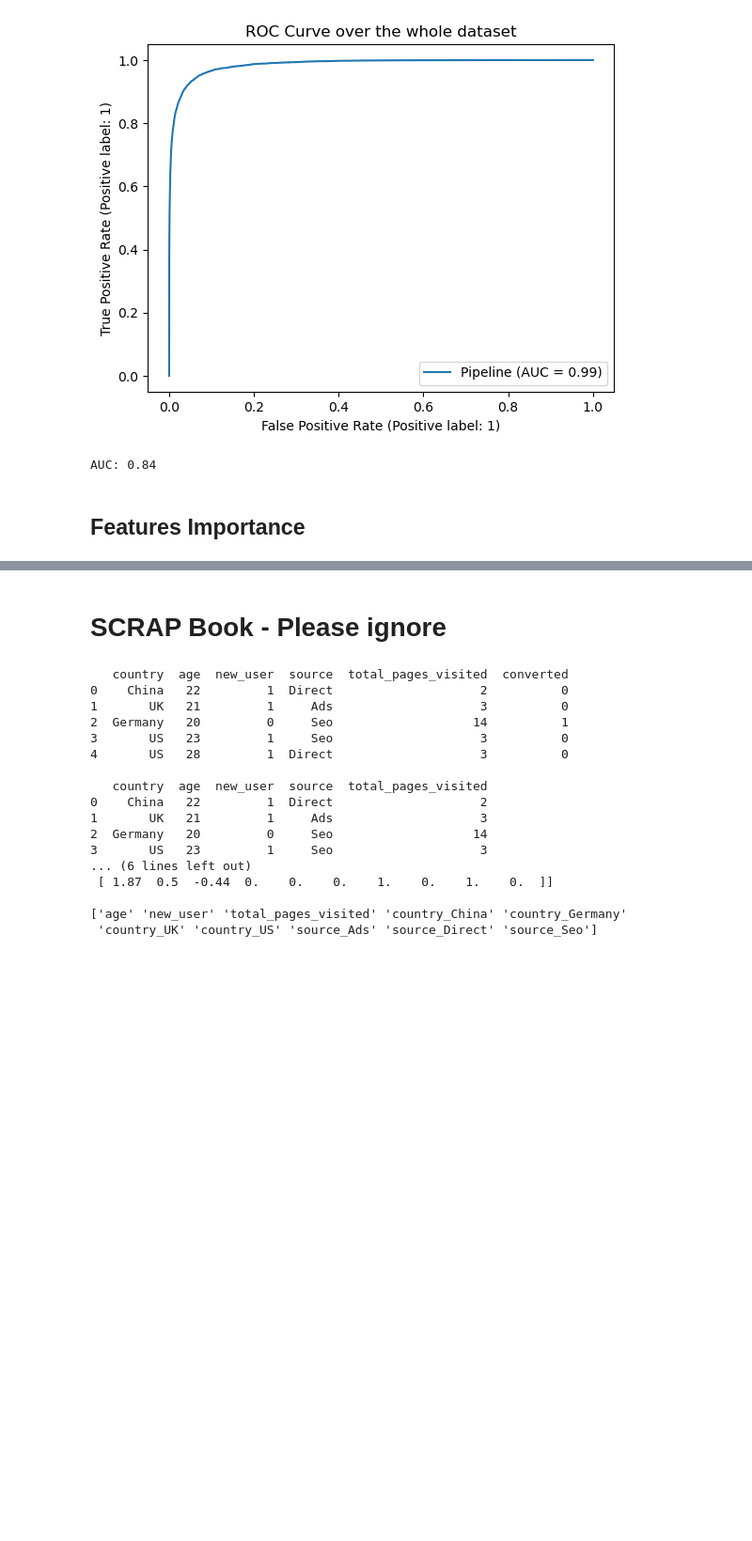
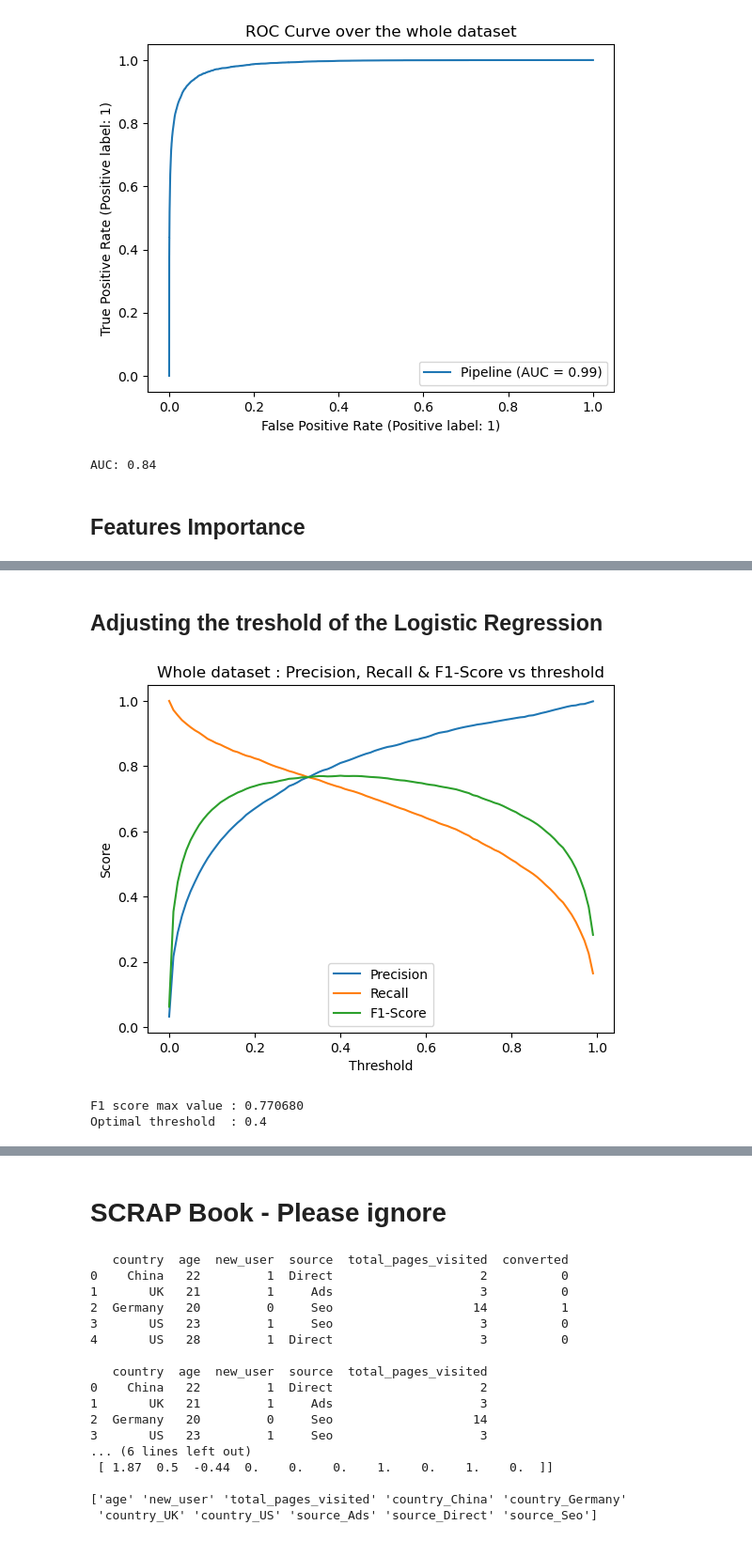
Before and after one commit to 40tude/02_Data-Science_Fullstack_march_2024, a Jupyter notebook: 05_supervised_ML/99_Project_Conversion_rate_challenge/03_conversion_rate_challenge_baseline.ipynb, the cells around one changed output, grey strips where cells are left out. Shown at 94% size. Saved outputs shown, nothing was run; the diff lists cells and outputs as text; code cells hidden in the pictures; blank space fills up the shorter version.

Commit message:
finalize base line model adding threshold adjustement

```diff
--- a/05_supervised_ML/99_Project_Conversion_rate_challenge/03_conversion_rate_challenge_baseline.ipynb
+++ b/05_supervised_ML/99_Project_Conversion_rate_challenge/03_conversion_rate_challenge_baseline.ipynb
@@ -79,7 +79,7 @@ pipe = Pipeline(steps=[
 #     "logit__penalty"  : ["none", "l2"],
 # }
 
-# Do NOT generate warnings at runtime
+# Do NOT generate warnings at runtime AND features importance works like a charm (see include_bias below)
 # Conditional search grid
 #   Two parameter dictionaries are defined in the params list.
 #       One uses the “l2” penalty with different C values
@@ -87,11 +87,13 @@ pipe = Pipeline(steps=[
 params = [
     {
         "poly__degree": [1],
+        "poly__include_bias":[False],
         "logistic__C": [3, 0.1],
         "logistic__penalty": ["l2"],  # Utiliser `l2` pour la régularisation
     },
     {
         "poly__degree": [1],
+        "poly__include_bias":[False],
         "logistic__penalty": [None],  # None instead of none otherwise warning
     },
 ]
@@ -233,0 +231,37 @@ ValueError: All arrays must be of the same length
+# %% [markdown]
+## Adjusting the treshold of the Logistic Regression
+# %%
+def predict_with_threshold(probs, threshold):
+    return (probs >= threshold).astype(int)
+
+
+# Define a range of thresholds
+thresholds = np.arange(0.0, 1.0, 0.01)
+precisions = []
+recalls = []
+f1_scores = []
+
+# Predict probabilities for the positive class (1)
+y_prob = best_estimator.predict_proba(X)[:, 1]
+for threshold in thresholds:
+    y_pred = predict_with_threshold(y_prob, threshold)
+    precisions.append(precision_score(y, y_pred))
+    recalls.append(recall_score(y, y_pred))
+    f1_scores.append(f1_score(y, y_pred))
+
+plt.plot(thresholds, precisions, label="Precision")
+plt.plot(thresholds, recalls, label="Recall")
+plt.plot(thresholds, f1_scores, label="F1-Score")
+plt.xlabel("Threshold")
+plt.ylabel("Score")
+plt.legend()
+plt.title("Whole dataset : Precision, Recall & F1-Score vs threshold")
+plt.show()
+
+print(f"F1 score max value : {max(f1_scores):.6f}")
+max_index = f1_scores.index(max(f1_scores))
+print(f"Optimal threshold  : {thresholds[max_index]}")
+# %% [output]
+[figure, added]
+F1 score max value : 0.770680
+Optimal threshold  : 0.4
```
Also changed, not shown: parts of 13 cells of this notebook, 9 other files.
